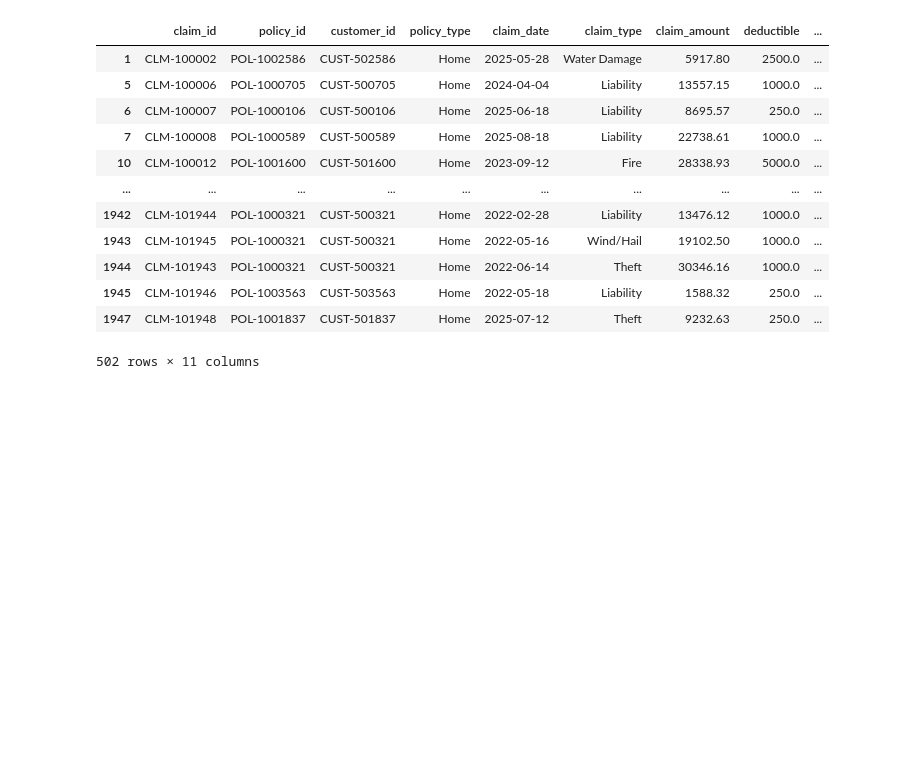
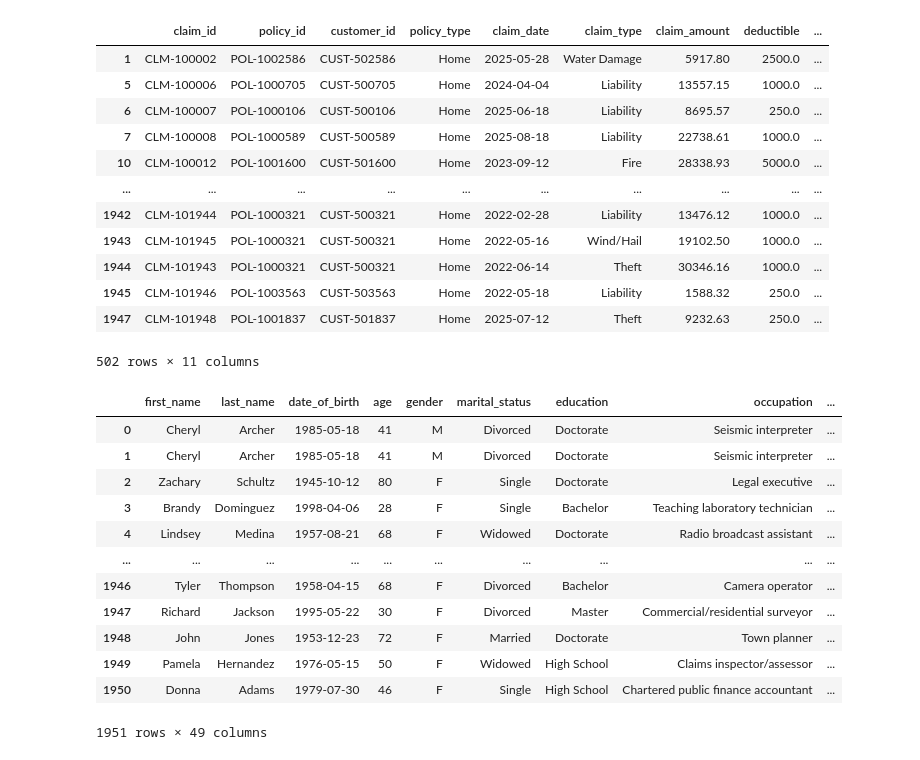
Before and after one commit to smith494/datapractice, a Jupyter notebook: notebooks/data_analysis_practice_pandas.ipynb, the cells around one changed output. Drawn from its saved outputs; the diff is of its cells as text; code cells hidden in the pictures; blank space fills up the shorter version.

```diff
--- a/notebooks/data_analysis_practice_pandas.ipynb
+++ b/notebooks/data_analysis_practice_pandas.ipynb
@@ -547,3 +547,20 @@ insclaims_df[insclaims_df.policy_type == 'Home']
 | 1945 | CLM-101946 | POL-1003563 | CUST-503563 | Home | 2022-05-18 | Liability | 1588.32 | 250.0 | ... |
 | 1947 | CLM-101948 | POL-1001837 | CUST-501837 | Home | 2025-07-12 | Theft | 9232.63 | 250.0 | ... |
 502 rows × 11 columns
+# %%
+policy_claim_df = pd.merge(inspolicies_df, insclaims_df, on='policy_id')
+policy_claim_df
+# %% [output]
+|  | first_name | last_name | date_of_birth | age | gender | marital_status | education | occupation | ... |
+| 0 | Cheryl | Archer | 1985-05-18 | 41 | M | Divorced | Doctorate | Seismic interpreter | ... |
+| 1 | Cheryl | Archer | 1985-05-18 | 41 | M | Divorced | Doctorate | Seismic interpreter | ... |
+| 2 | Zachary | Schultz | 1945-10-12 | 80 | F | Single | Doctorate | Legal executive | ... |
+| 3 | Brandy | Dominguez | 1998-04-06 | 28 | F | Single | Bachelor | Teaching laboratory technician | ... |
+| 4 | Lindsey | Medina | 1957-08-21 | 68 | F | Widowed | Doctorate | Radio broadcast assistant | ... |
+| ... | ... | ... | ... | ... | ... | ... | ... | ... | ... |
+| 1946 | Tyler | Thompson | 1958-04-15 | 68 | F | Divorced | Bachelor | Camera operator | ... |
+| 1947 | Richard | Jackson | 1995-05-22 | 30 | F | Divorced | Master | Commercial/residential surveyor | ... |
+| 1948 | John | Jones | 1953-12-23 | 72 | F | Married | Doctorate | Town planner | ... |
+| 1949 | Pamela | Hernandez | 1976-05-15 | 50 | F | Widowed | High School | Claims inspector/assessor | ... |
+| 1950 | Donna | Adams | 1979-07-30 | 46 | F | Single | High School | Chartered public finance accountant | ... |
+1951 rows × 49 columns
```
Also changed, not shown: parts of 3 cells of this notebook, 1 other file.
